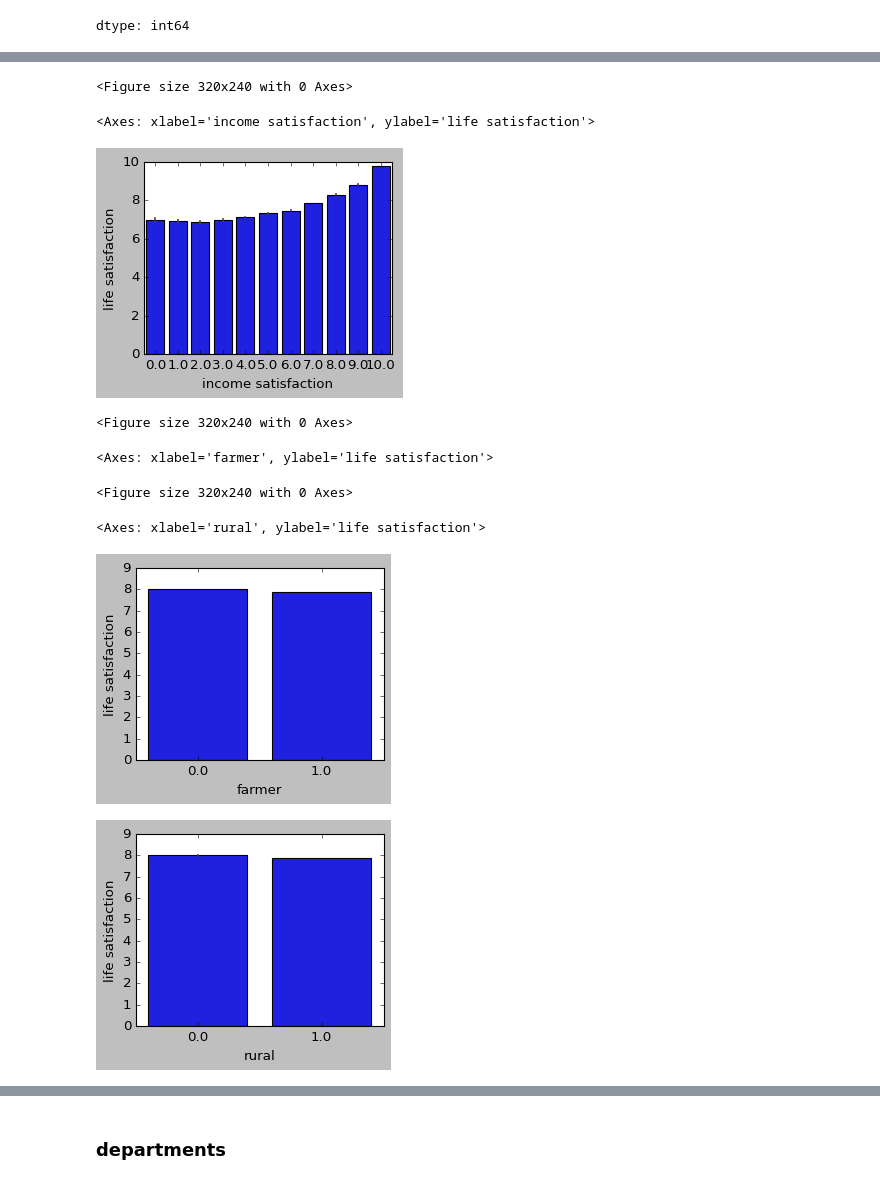
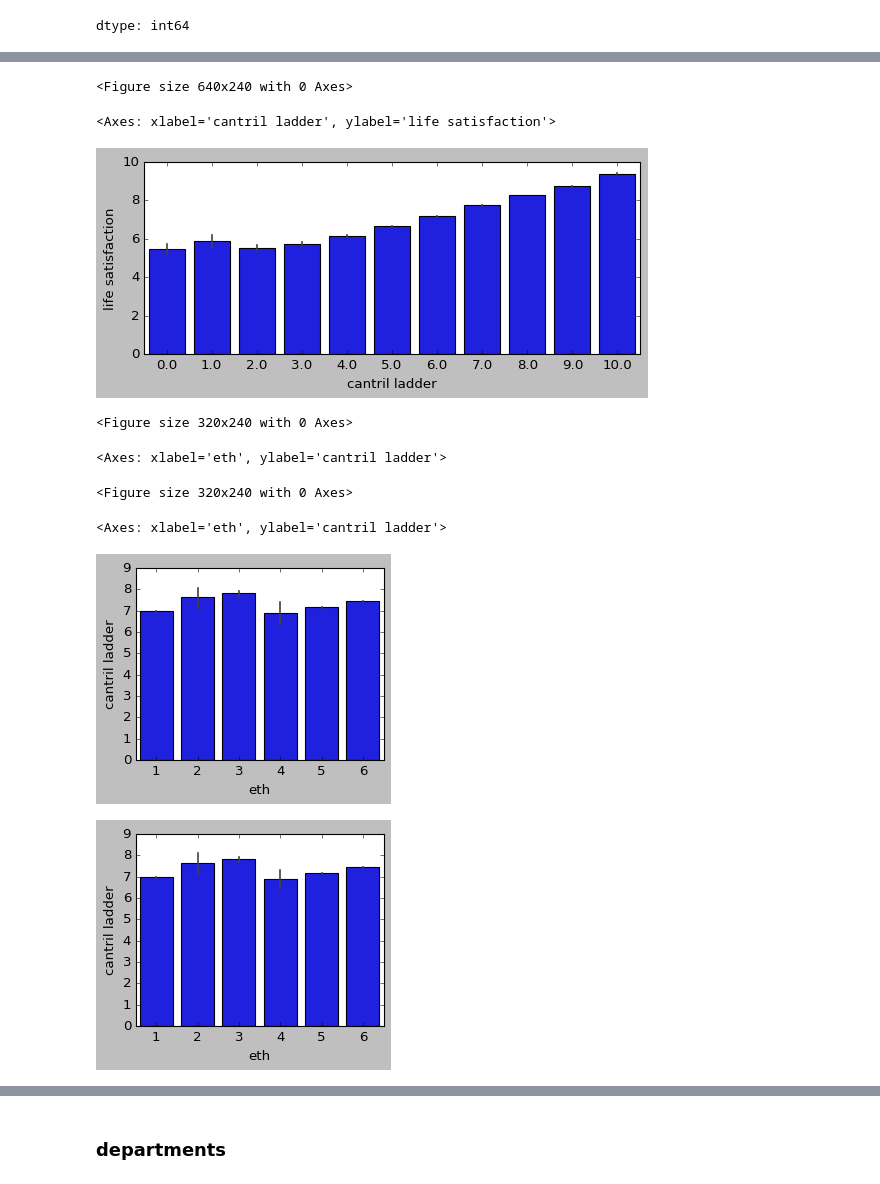
Before and after one commit to theaok/linaColMex, a Jupyter notebook: linaColMex.ipynb, the cells around one changed output, grey strips where cells are left out. Drawn from its saved outputs; the diff is of its cells as text; code cells hidden in the pictures.

```diff
--- a/linaColMex.ipynb
+++ b/linaColMex.ipynb
@@ -409,20 +414,20 @@ dtype: int64
 # %%
-plt.figure(figsize=(4, 3))
-sns.barplot(data=chaComHog, x='income satisfaction', y='life satisfaction', errorbar=('ci', 95))
+plt.figure(figsize=(8, 3))
+sns.barplot(data=chaComHog, x='cantril ladder', y='life satisfaction', errorbar=('ci', 95))
 # %% [output]
-<Figure size 320x240 with 0 Axes>
+<Figure size 640x240 with 0 Axes>
-<Axes: xlabel='income satisfaction', ylabel='life satisfaction'>
+<Axes: xlabel='cantril ladder', ylabel='life satisfaction'>
-[figure, old version]
+[figure, new version]
 # %%
 plt.figure(figsize=(4, 3))
-sns.barplot(data=chaComHog, x='farmer', y='life satisfaction', errorbar=('ci', 95))
+sns.barplot(data=chaComHog, x='eth', y='cantril ladder', errorbar=('ci', 95))
 plt.figure(figsize=(4, 3))
-sns.barplot(data=chaComHog, x='rural', y='life satisfaction', errorbar=('ci', 95))
+sns.barplot(data=chaComHog, x='eth', y='cantril ladder', errorbar=('ci', 95))
 # %% [output]
 <Figure size 320x240 with 0 Axes>
-<Axes: xlabel='farmer', ylabel='life satisfaction'>
+<Axes: xlabel='eth', ylabel='cantril ladder'>
 <Figure size 320x240 with 0 Axes>
-<Axes: xlabel='rural', ylabel='life satisfaction'>
+<Axes: xlabel='eth', ylabel='cantril ladder'>
-[figure, old version]
+[figure, new version]
-[figure, old version]
+[figure, new version]
 # %%
```
Also changed, not shown: parts of 11 cells of this notebook.
